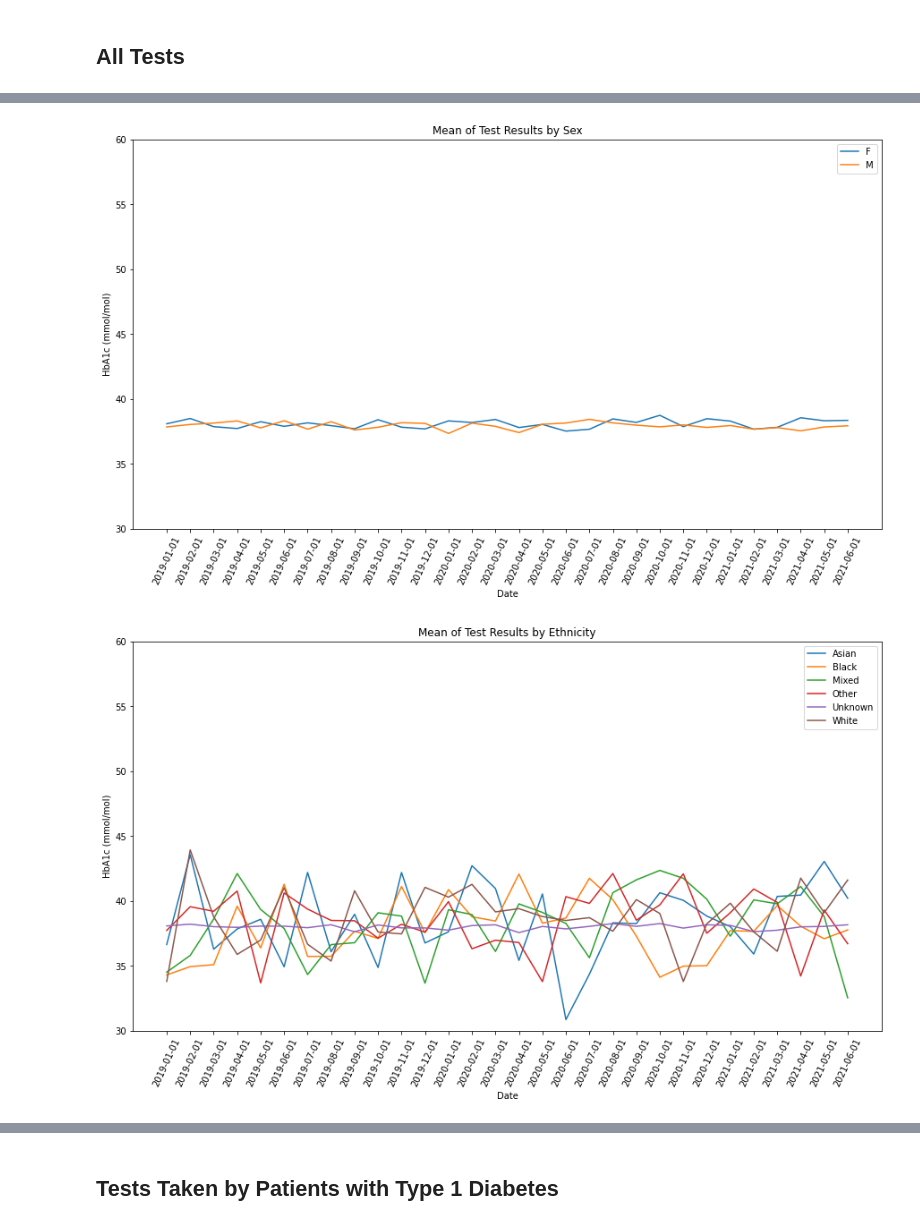
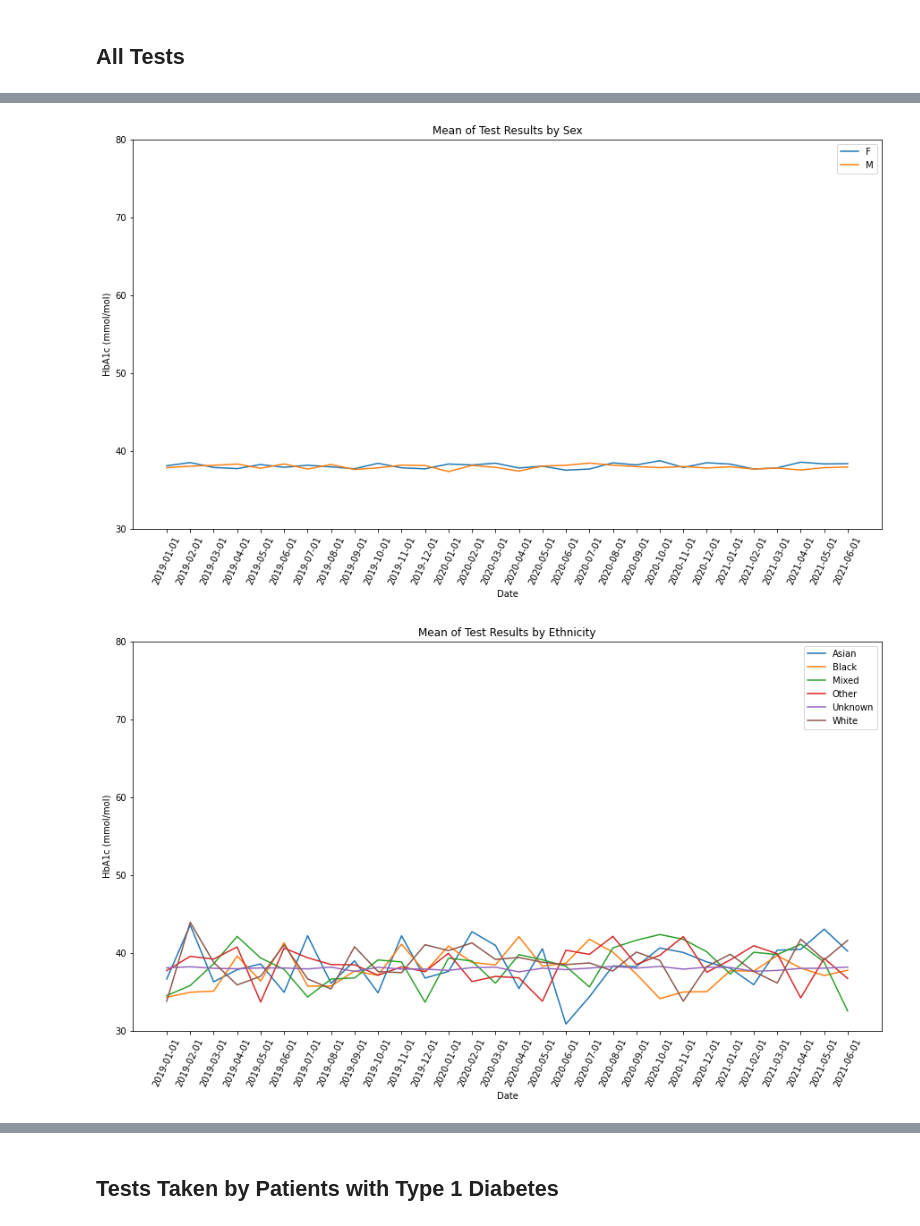
Before and after one commit to opensafely/HbA1c-levels, a Jupyter notebook: notebooks/hba1c_levels.ipynb, the cells around one changed output, grey strips where cells are left out. Saved outputs shown, nothing was run; the diff lists cells and outputs as text; code cells hidden in the pictures.

```diff
--- a/notebooks/hba1c_levels.ipynb
+++ b/notebooks/hba1c_levels.ipynb
@@ -31,7 +31,7 @@ def compute_mean(df_in, group):
         df_in.groupby(by=['date',group])['hba1c_mmol_per_mol'].mean()
     ).reset_index().sort_values(by='date')
 
-def create_chart(df_in, group, title, min, max):
+def create_chart(df_in, group, title):
     """
     Outputs chart demonstrating trends in HbA1c levels by
     demographic group & month.
@@ -59,22 +59,11 @@ def create_chart(df_in, group, title, min, max):
     locs, labels = plt.xticks()
     plt.xlabel('Date')
     plt.ylabel('HbA1c (mmol/mol)')
-    plt.ylim(min,max)
+    plt.ylim(30,80)
     plt.title(title)
     plt.setp(labels, rotation=65)
     plt.show()
     print('\n')
-
-def df_wide(df_in, col):
-    """
-    Reformat dataframes from long to wide for table formatting
-
-    Args:
-        df_in (df): Input dataframe
-        group (str): Demographic group such as 'age_group',
-                     'sex', 'imd', 'region', and 'diabetes_type'
-    """
-    return df_in.pivot(index='date', columns=col, values='hba1c_mmol_per_mol')
 # %%
 # Read in input files
 li = []
@@ -124,37 +110,37 @@ all_max = 60
 # %%
 # Population
 df_pop = pd.DataFrame(df_input.groupby(by=['date'])['hba1c_mmol_per_mol'].mean()).reset_index()
-create_chart(df_pop, 'population', 'Mean of Test Results', all_min, all_max)
+create_chart(df_pop, 'population', 'Mean of Test Results')
 
 # Age
 df_age = compute_mean(df_input, 'age_group')
-create_chart(df_age.loc[df_age.age_group != 'missing'], 'age_group', 'Mean of Test Results by Age', all_min, all_max)
+create_chart(df_age.loc[df_age.age_group != 'missing'], 'age_group', 'Mean of Test Results by Age')
 
 # Sex
 df_sex = compute_mean(df_input, 'sex')
-create_chart(df_sex.loc[df_sex.sex.isin(['F','M'])], 'sex', 'Mean of Test Results by Sex', all_min, all_max)
+create_chart(df_sex.loc[df_sex.sex.isin(['F','M'])], 'sex', 'Mean of Test Results by Sex')
 
 # Ethnicity
 df_eth = compute_mean(df_input, 'ethnicity')
-create_chart(df_eth, 'ethnicity', 'Mean of Test Results by Ethnicity', all_min, all_max)
+create_chart(df_eth, 'ethnicity', 'Mean of Test Results by Ethnicity')
 
 # Region
 df_region = compute_mean(df_input, 'region')
-create_chart(df_region, 'region', 'Mean of Test Results by Region', all_min, all_max)
+create_chart(df_region, 'region', 'Mean of Test Results by Region')
 
 # IMD
 df_imd = compute_mean(df_input, 'imd')
-create_chart(df_imd, 'imd', 'Mean of Test Results by IMD', all_min, all_max)
+create_chart(df_imd, 'imd', 'Mean of Test Results by IMD')
 
 # Diabetes Type
 df_dt = compute_mean(df_input, 'diabetes_type')
-create_chart(df_dt, 'diabetes_type', 'Mean of Test Results by Diabetes Type', all_min, all_max)
+create_chart(df_dt, 'diabetes_type', 'Mean of Test Results by Diabetes Type')
 
 # Learning Disability
 df_ld = compute_mean(df_input, 'learning_disability')
-create_chart(df_ld, 'learning_disability', 'Mean of Test Results (Patients with Learning Disability)', all_min, all_max)
+create_chart(df_ld, 'learning_disability', 'Mean of Test Results (Patients with Learning Disability)')
 
 # Mental Illness
 df_mi = compute_mean(df_input, 'mental_illness')
-create_chart(df_mi, 'mental_illness', 'Mean of Test Results (Patients with Mental Illness)', all_min, all_max)
+create_chart(df_mi, 'mental_illness', 'Mean of Test Results (Patients with Mental Illness)')
 # %% [output]
@@ -163,2 +149,2 @@ create_chart(df_mi, 'mental_illness', 'Mean of Test Results (Patients with Menta
-[figure, old version]
+[figure, new version]
-[figure, old version]
+[figure, new version]
```
Also changed, not shown: parts of 8 cells of this notebook, 2 other files.
